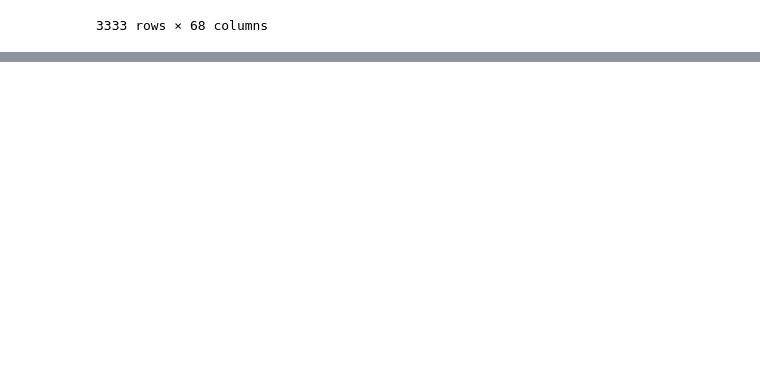
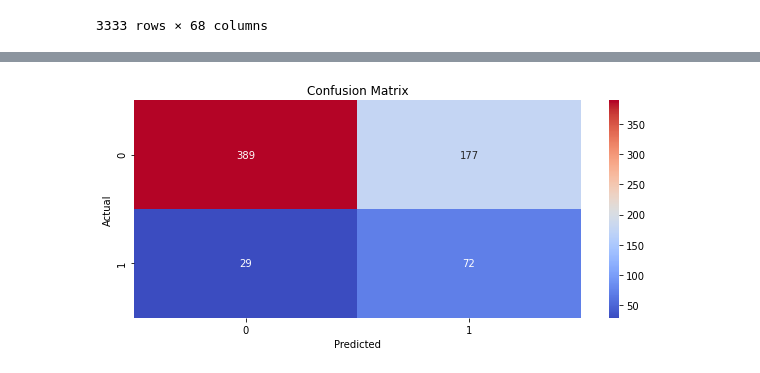
Before and after one commit to daveochieng8/Customer-Churn, a Jupyter notebook: index.ipynb, the cells around one changed output, grey strips where cells are left out. Cells and saved outputs as stored; diff of their text form; code cells hidden in the pictures; blank space fills up the shorter version.

Commit message:
Logistic regression

```diff
--- a/index.ipynb
+++ b/index.ipynb
@@ -340,0 +352,3 @@ df_encoded
+# %%
+# Split the data into training and testing sets
+X_train, X_test, y_train, y_test = train_test_split(X, y, test_size=0.2, random_state=42)
@@ -340,0 +424,25 @@ df_encoded
+# %%
+# Creating a function to plot a confusion matrix
+def plot_confusion_matrix(y_test, y_hat_test, figsize=(10, 4), cmap='coolwarm'):
+    """
+    Plots a heatmap of the confusion matrix.
+
+    Parameters:
+    y_test (array-like): True labels of the test set.
+    y_hat_test (array-like): Predicted labels of the test set.
+    figsize (tuple): Size of the figure for the plot.
+    cmap (str): Colormap to use for the heatmap.
+
+    Returns:
+    None
+    """
+    # Create the confusion matrix
+    cm = confusion_matrix(y_test, y_hat_test)
+
+    # Plotting the heatmap
+    plt.figure(figsize=figsize)
+    sns.heatmap(cm, annot=True, cmap=cmap, fmt='d')
+    plt.xlabel('Predicted')
+    plt.ylabel('Actual')
+    plt.title('Confusion Matrix')
+    plt.show()
@@ -340,0 +491,12 @@ df_encoded
+# %%
+# create an instance
+lr = LogisticRegression()
+
+# fit the model
+lr.fit(X_train_resampled, y_train_resampled)
+
+# predict the model
+y_hat_train = lr.predict(X_train_resampled)
+y_hat_test=lr.predict(X_test)
+
+metrics_df = evaluate_model_performance(y_train_resampled, y_hat_train, y_test, y_hat_test)
@@ -340,0 +519,4 @@ df_encoded
+# %%
+plot_confusion_matrix(y_test, y_hat_test)
+# %% [output]
+[figure, added]
```
Also changed, not shown: parts of 13 cells of this notebook.
